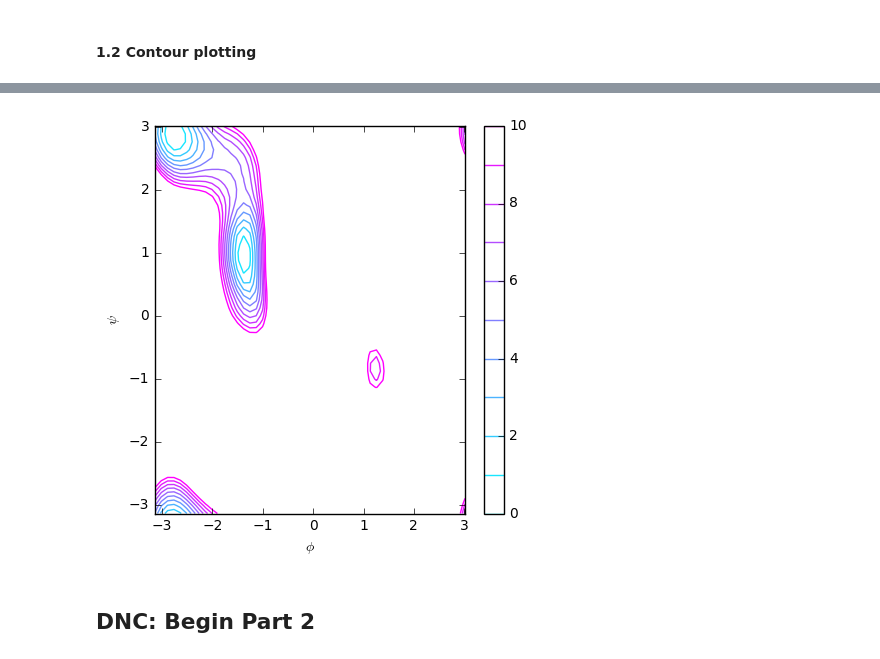
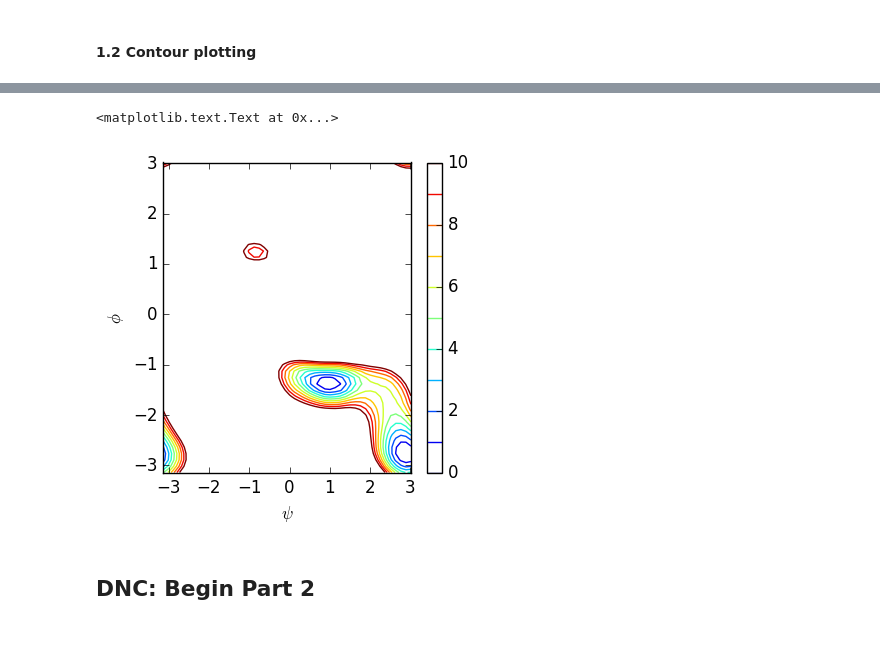
Before and after one commit to wfqethan/DSMCER-HW2-Data-Visualization, a Jupyter notebook: HW2-Wang-Fangqi.ipynb, the cells around one changed output, grey strips where cells are left out. Cells and saved outputs as stored; diff of their text form; code cells hidden in the pictures.

Commit message:
Edited composite graphs and added in-line comments

```diff
--- a/HW2-Wang-Fangqi.ipynb
+++ b/HW2-Wang-Fangqi.ipynb
@@ -130,21 +126,26 @@ contour.head()
 # %%
 N=50
 M=50
-X=np.reshape(contour.phi,[N,M])
-Y=np.reshape(contour.psi,[N,M])
+
+X=np.reshape(contour.psi,[N,M])
+Y=np.reshape(contour.phi,[N,M])
 Z=np.reshape(contour['file.free']-contour['file.free'].min(),[N,M])
+
 space=1
 lines=10
+
 levels=np.linspace(0,lines*space,num=(lines+1),endpoint=True)
-fig=plt.figure(figsize=(5,5))
+
+fig=plt.figure(figsize=(4,4))
+plt.rcParams.update({'font.size': 12})
 axes=fig.add_subplot(111)
-plt.contour(X,Y,Z, levels, cmap=plt.cm.cool)
+plt.contour(X,Y,Z, levels)
 plt.colorbar()
-plt.xlabel('$\phi$')
-plt.ylabel('$\psi$')
-plt.rcParams.update({'font.size': 10})
+plt.xlabel('$\psi$')
+plt.ylabel('$\phi$')
 # %% [output]
+<matplotlib.text.Text at 0x...>
-[figure, old version]
+[figure, new version]
 # %% [markdown]
 ## DNC: Begin Part 2
 # %% [markdown]
```
Also changed, not shown: parts of 4 cells of this notebook.
